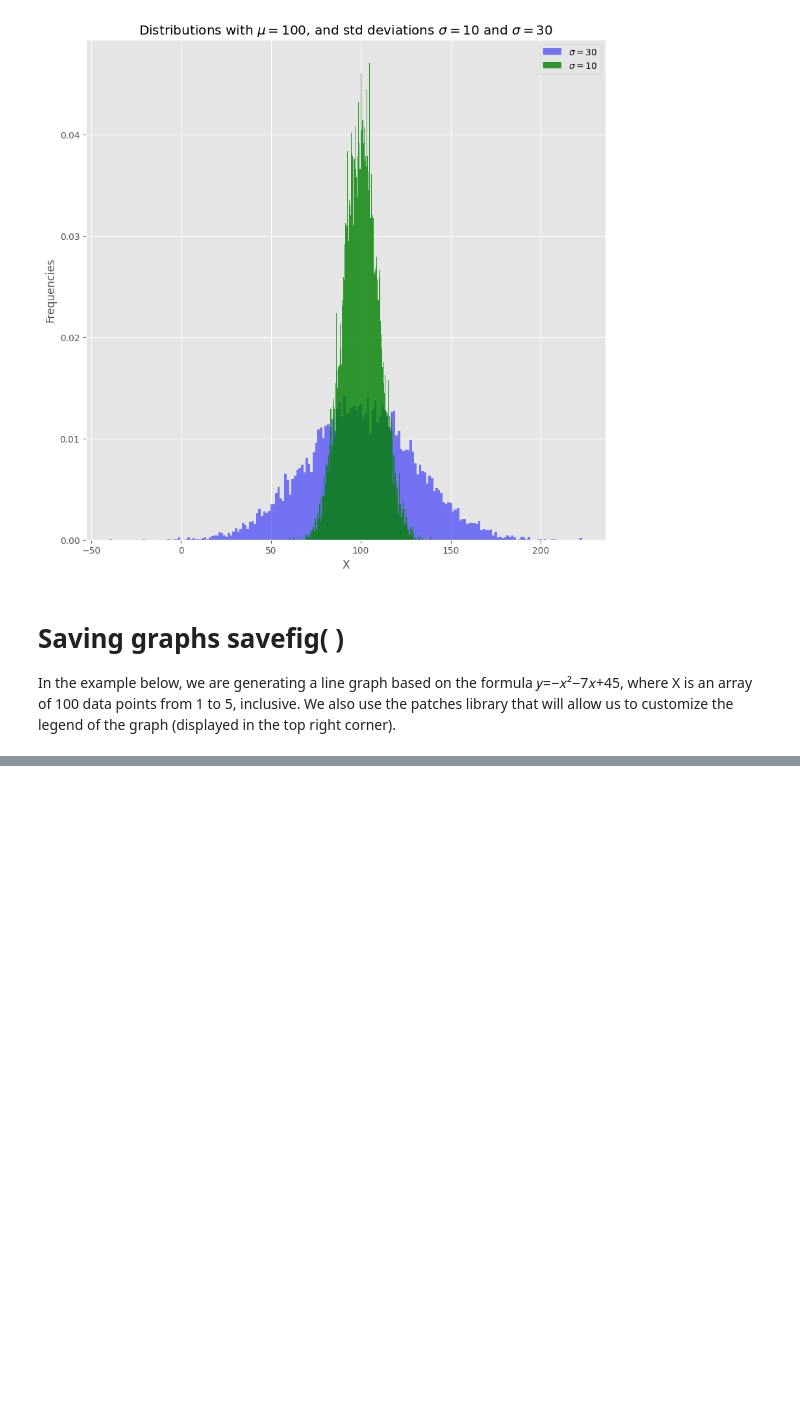
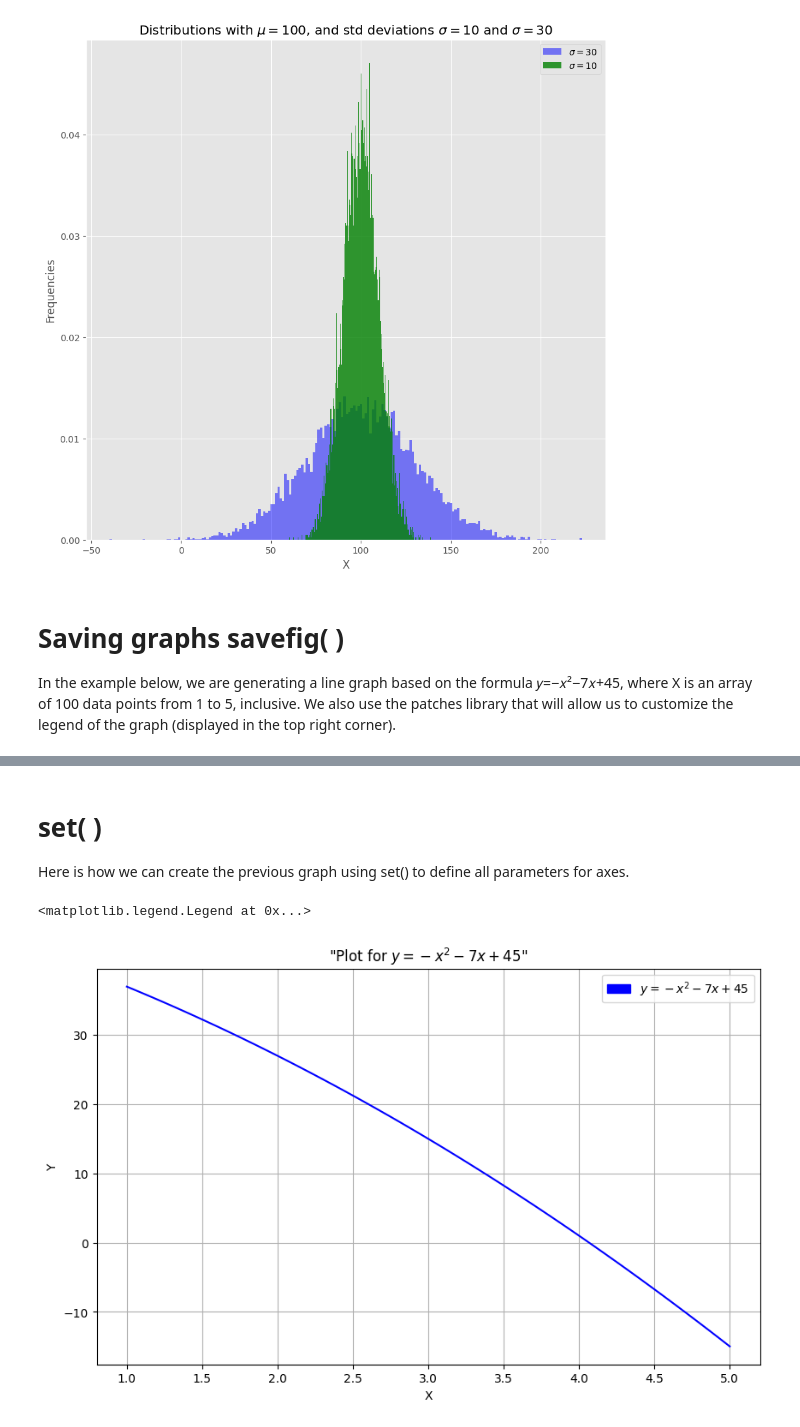
Before and after one commit to IgaMeddie/Descr_stat_-_viz, a Jupyter notebook: learnt 06-02.ipynb, the cells around one changed output, grey strips where cells are left out. Saved outputs shown, nothing was run; the diff lists cells and outputs as text; code cells hidden in the pictures; blank space fills up the shorter version.

Commit message:
Using set( ) to configure multiple properties of axes

```diff
--- a/learnt 06-02.ipynb
+++ b/learnt 06-02.ipynb
@@ -290,0 +319,26 @@ plt.show()
+# %% [markdown]
+# set( )
+
+Here is how we can create the previous graph using set() to define all parameters for axes.
+# %%
+plt.figure(figsize=(10,6))
+
+x_formula = np.linspace(1, 5, 100, endpoint=True)
+y_formula = -x_formula ** 2 - 7 * x_formula + 45
+
+ax = plt.axes()
+
+ax.plot(x_formula, y_formula, 'b') #! discouraged ?
+
+ax.set(xlabel='X', ylabel='Y',
+       title='"Plot for $y = -x^2 - 7x + 45$"')
+
+'''In this context, `set()` is a **method**. Specifically, it is a method associated with the Matplotlib **axes object** (`ax`). When you call `ax.set()`, you can configure multiple properties of the axes simultaneously, such as axis labels, limits, titles, and more. It's a convenient way to customize your plot settings. 📊👍'''
+
+plt.grid(True)
+
+blue_patch = mpatches.Patch(color="blue", label="$y = -x^2 - 7x + 45$")
+plt.legend(handles=[blue_patch])
+# %% [output]
+<matplotlib.legend.Legend at 0x...>
+[figure, added]
```
Also changed, not shown: parts of 4 cells of this notebook.
